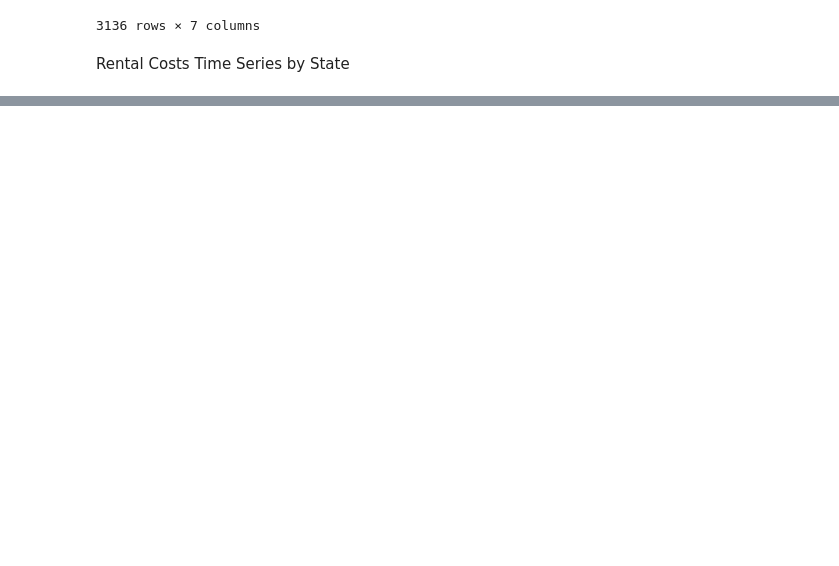
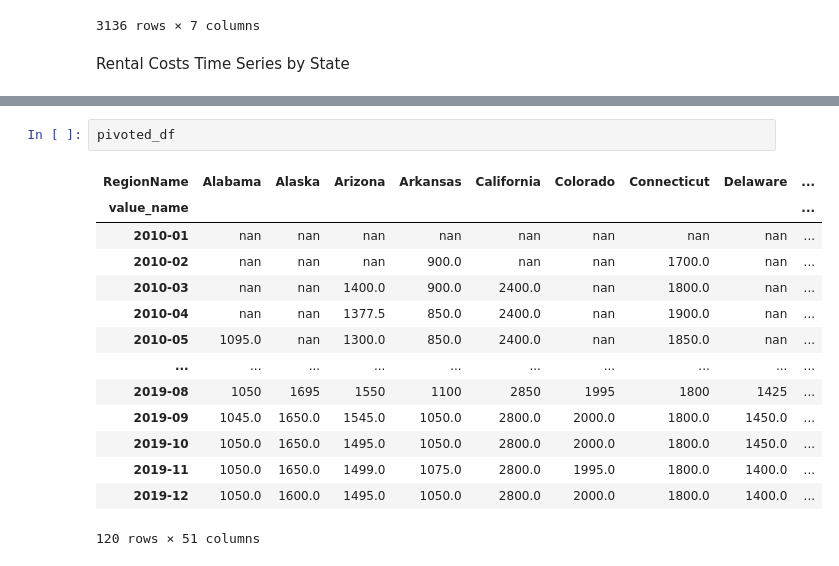
Before and after one commit to fivecheesetortellini/mozzarella, a Jupyter notebook: homevalues/homevalues.ipynb, the cells around one changed output, grey strips where cells are left out. Cells and saved outputs as stored; diff of their text form; blank space fills up the shorter version.

```diff
--- a/homevalues/homevalues.ipynb
+++ b/homevalues/homevalues.ipynb
@@ -147,0 +151,17 @@ a_grouped.columns = pd.to_datetime(a_grouped.columns)
+# %%
+pivoted_df
+# %% [output]
+| RegionName | Alabama | Alaska | Arizona | Arkansas | California | Colorado | Connecticut | Delaware | ... |
+| value_name |  |  |  |  |  |  |  |  | ... |
+| 2010-01 | nan | nan | nan | nan | nan | nan | nan | nan | ... |
+| 2010-02 | nan | nan | nan | 900.0 | nan | nan | 1700.0 | nan | ... |
+| 2010-03 | nan | nan | 1400.0 | 900.0 | 2400.0 | nan | 1800.0 | nan | ... |
+| 2010-04 | nan | nan | 1377.5 | 850.0 | 2400.0 | nan | 1900.0 | nan | ... |
+| 2010-05 | 1095.0 | nan | 1300.0 | 850.0 | 2400.0 | nan | 1850.0 | nan | ... |
+| ... | ... | ... | ... | ... | ... | ... | ... | ... | ... |
+| 2019-08 | 1050 | 1695 | 1550 | 1100 | 2850 | 1995 | 1800 | 1425 | ... |
+| 2019-09 | 1045.0 | 1650.0 | 1545.0 | 1050.0 | 2800.0 | 2000.0 | 1800.0 | 1450.0 | ... |
+| 2019-10 | 1050.0 | 1650.0 | 1495.0 | 1050.0 | 2800.0 | 2000.0 | 1800.0 | 1450.0 | ... |
+| 2019-11 | 1050.0 | 1650.0 | 1499.0 | 1075.0 | 2800.0 | 1995.0 | 1800.0 | 1400.0 | ... |
+| 2019-12 | 1050.0 | 1600.0 | 1495.0 | 1050.0 | 2800.0 | 2000.0 | 1800.0 | 1400.0 | ... |
+120 rows × 51 columns
```
Also changed, not shown: parts of 6 cells of this notebook.
